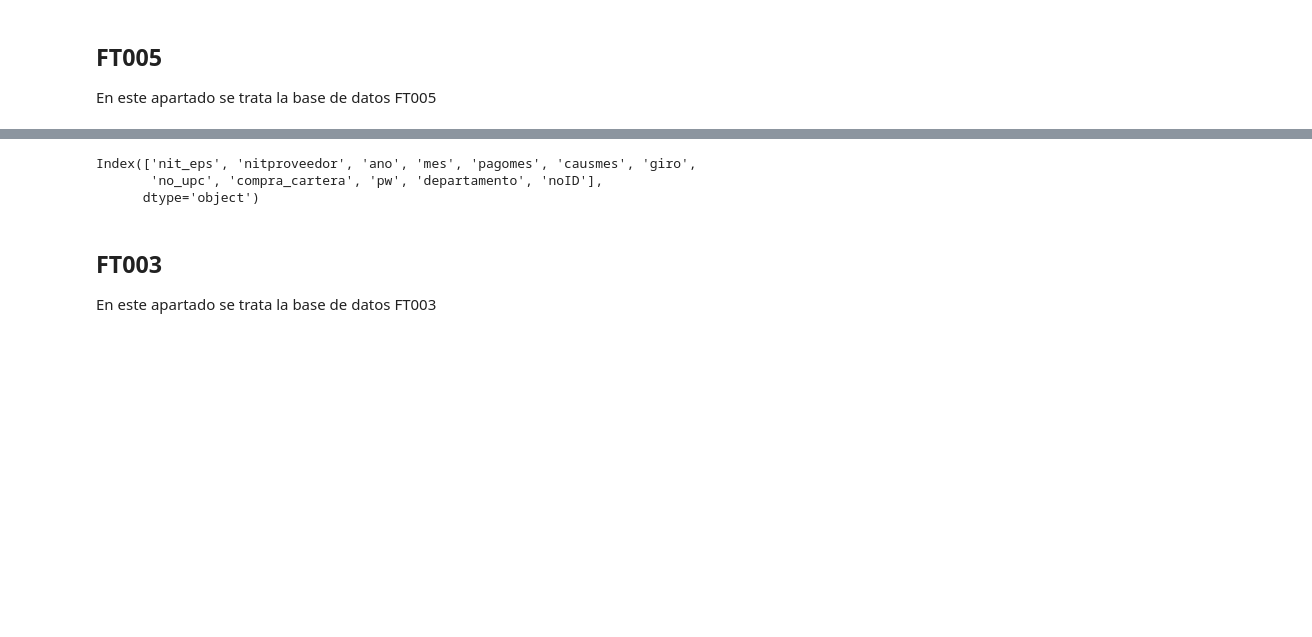
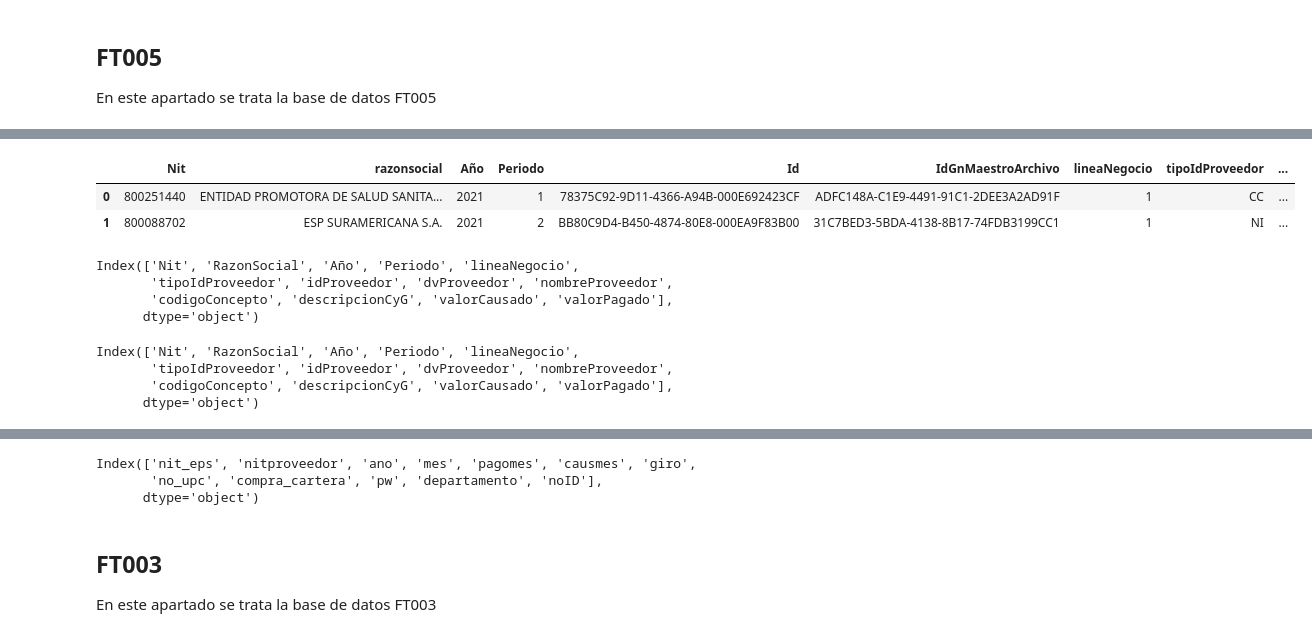
Before and after one commit to Miguelangelortizh/Data_cleaning, a Jupyter notebook: Supersalud_PAGO_V3.ipynb, the cells around one changed output, grey strips where cells are left out. Cells and saved outputs as stored; diff of their text form; code cells hidden in the pictures; blank space fills up the shorter version.

```diff
--- a/Supersalud_PAGO_V3.ipynb
+++ b/Supersalud_PAGO_V3.ipynb
@@ -436,0 +468,4 @@ Wall time: 998 µs
+# %%
+%%time
+# Se carga el FT005 completo desde el archivo .dta
+FT005_2021 = pd.read_stata('C:/Users/Miguel Angel/Documents/Supersalud/Pagos_EPS_Proveedores/Informe_Pagos/FT005_202104.dta')
@@ -436,0 +474,6 @@ Wall time: 998 µs
+# %%
+FT005_2021.head(2)
+# %% [output]
+|  | Nit | razonsocial | Año | Periodo | Id | IdGnMaestroArchivo | lineaNegocio | tipoIdProveedor | ... |
+| 0 | 800251440 | ENTIDAD PROMOTORA DE SALUD SANITA... | 2021 | 1 | 78375C92-9D11-4366-A94B-000E692423CF | ADFC148A-C1E9-4491-91C1-2DEE3A2AD91F | 1 | CC | ... |
+| 1 | 800088702 | ESP SURAMERICANA S.A. | 2021 | 2 | BB80C9D4-B450-4874-80E8-000EA9F83B00 | 31C7BED3-5BDA-4138-8B17-74FDB3199CC1 | 1 | NI | ... |
@@ -436,0 +482,14 @@ Wall time: 998 µs
+# %%
+FT005_2020.columns
+# %% [output]
+Index(['Nit', 'RazonSocial', 'Año', 'Periodo', 'lineaNegocio',
+       'tipoIdProveedor', 'idProveedor', 'dvProveedor', 'nombreProveedor',
+       'codigoConcepto', 'descripcionCyG', 'valorCausado', 'valorPagado'],
+      dtype='object')
+# %%
+FT005_2021.columns
+# %% [output]
+Index(['Nit', 'RazonSocial', 'Año', 'Periodo', 'lineaNegocio',
+       'tipoIdProveedor', 'idProveedor', 'dvProveedor', 'nombreProveedor',
+       'codigoConcepto', 'descripcionCyG', 'valorCausado', 'valorPagado'],
+      dtype='object')
```
Also changed, not shown: parts of 38 cells of this notebook.
